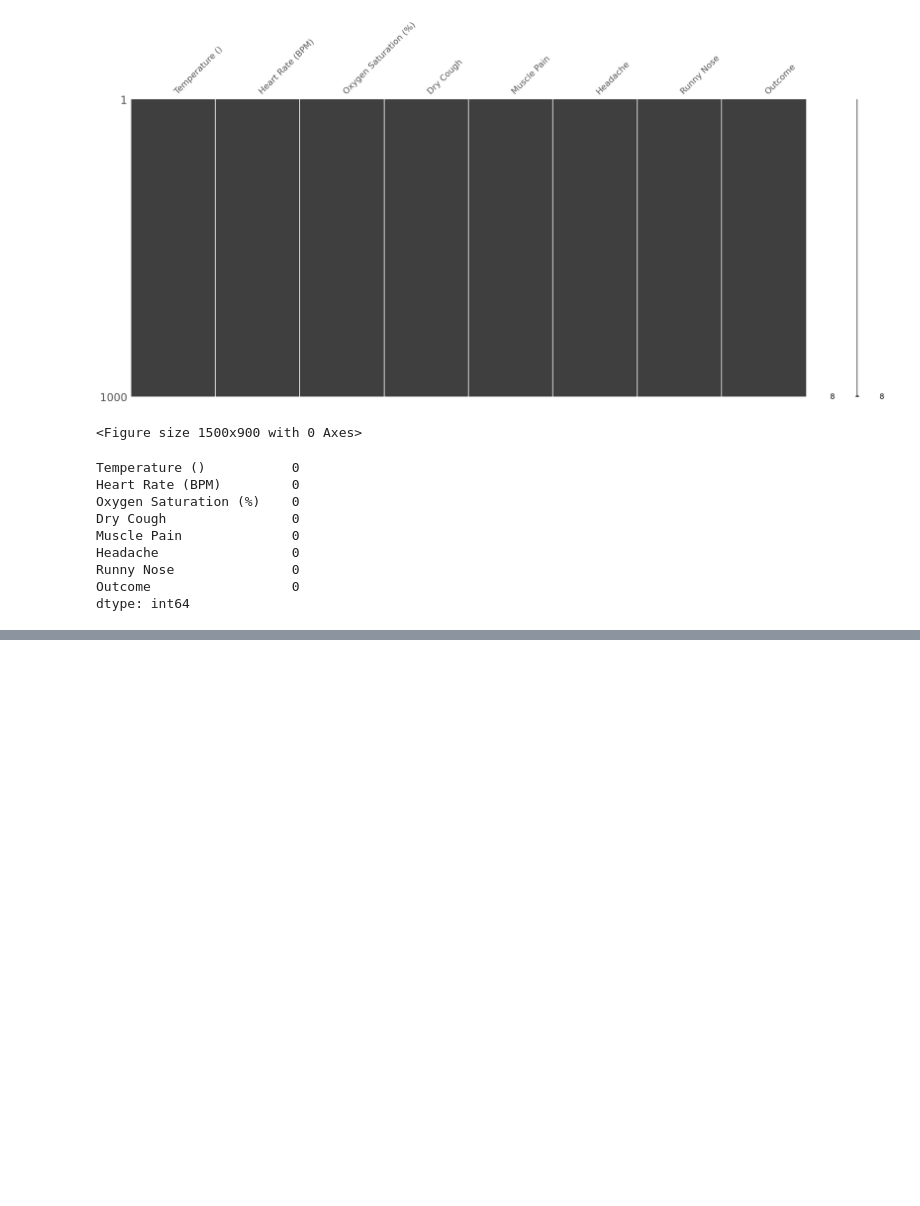
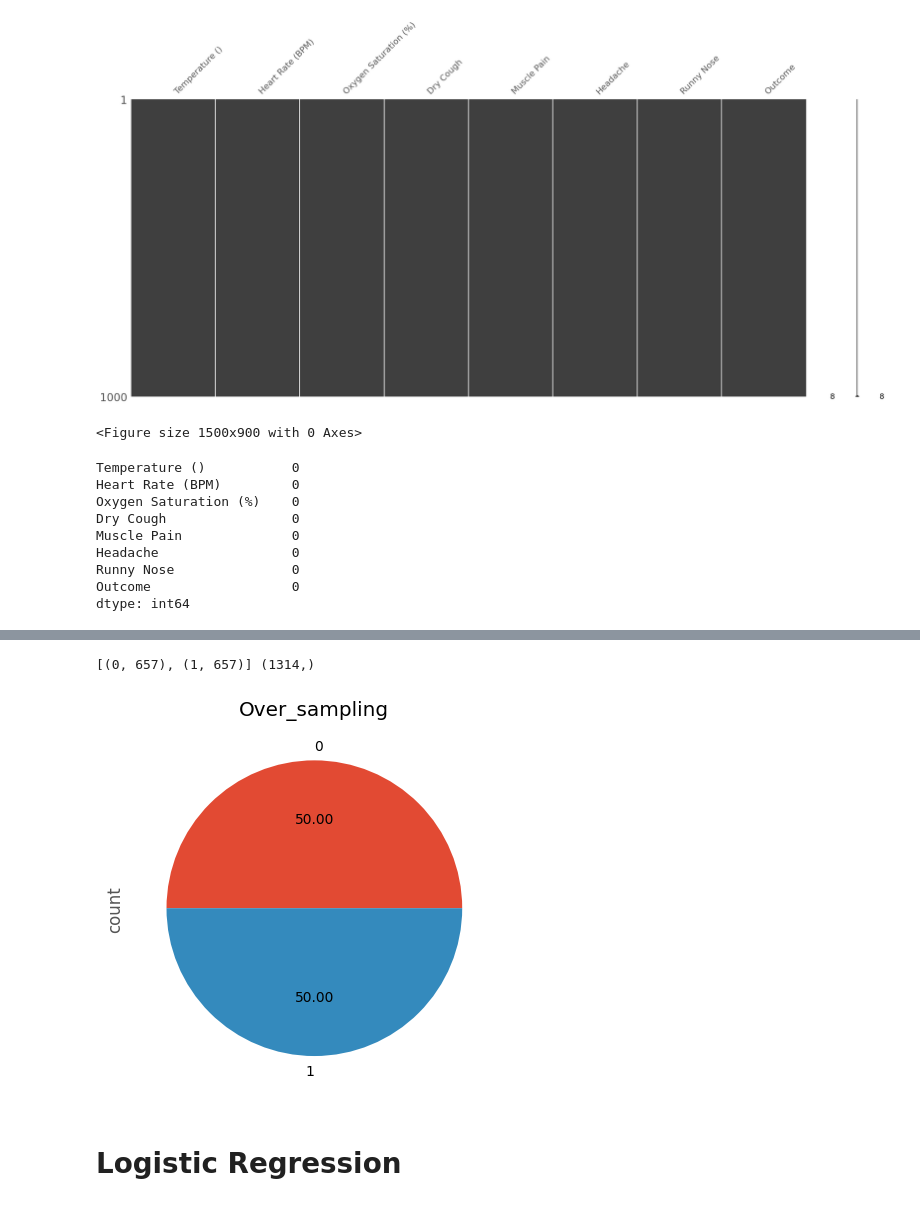
Before and after one commit to SaymaSJ/Porject-IoMT-, a Jupyter notebook: IoMT.ipynb, the cells around one changed output, grey strips where cells are left out. Saved outputs shown, nothing was run; the diff lists cells and outputs as text; code cells hidden in the pictures; blank space fills up the shorter version.

```diff
--- a/IoMT.ipynb
+++ b/IoMT.ipynb
@@ -146,0 +216,14 @@ fig.show()
+# %%
+from imblearn.over_sampling import SMOTE
+# Resampling the minority class. The strategy can be changed as required.
+sm = SMOTE(sampling_strategy='minority', random_state=42)
+# Fit the model to generate the data.
+X_res, y_res = sm.fit_resample(X,y)
+ax= y_res.value_counts().plot.pie(autopct='%.2f')
+_=ax.set_title("Over_sampling")
+print(sorted(Counter(y_res).items()),y_res.shape)
+# %% [output]
+[(0, 657), (1, 657)] (1314,)
+[figure, added]
+# %% [markdown]
+# Logistic Regression
```
Also changed, not shown: parts of 12 cells of this notebook.
